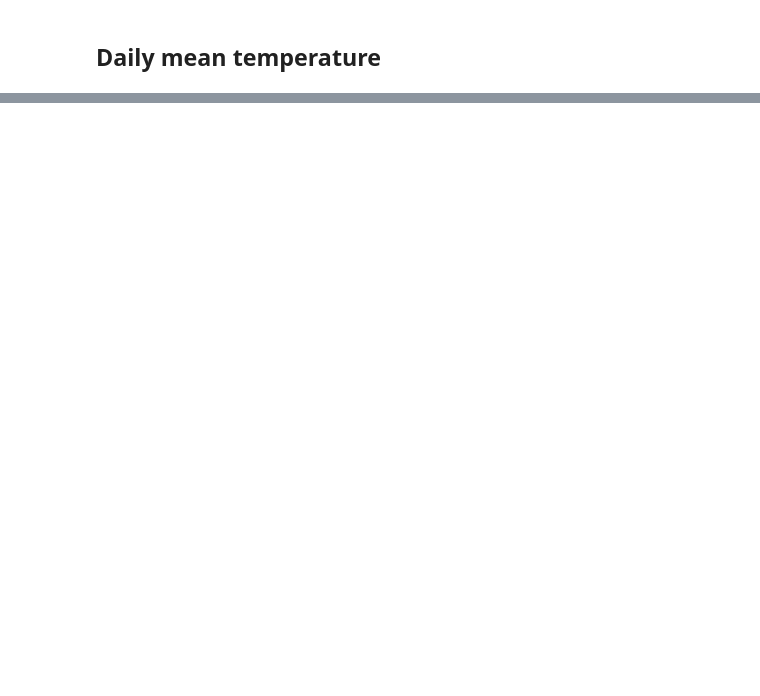
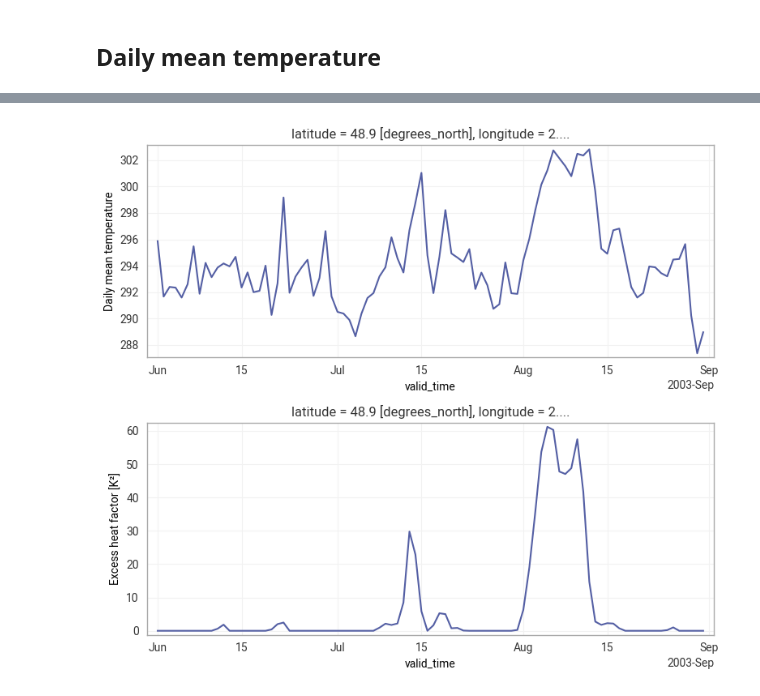
Before and after one commit to ecmwf/earthkit-meteo, a Jupyter notebook: docs/examples/excess_heat_factor.ipynb, the cells around one changed output, grey strips where cells are left out. Cells and saved outputs as stored; diff of their text form; code cells hidden in the pictures; blank space fills up the shorter version.

```diff
--- a/docs/examples/excess_heat_factor.ipynb
+++ b/docs/examples/excess_heat_factor.ipynb
@@ -110,0 +99,11 @@ fig.tight_layout()
+# %%
+summer2003 = {"valid_time": slice("2003-06", "2003-08")}
+# %%
+fig, axs = plt.subplots(2, 1)
+
+dmt.sel(summer2003).plot(ax=axs[0])
+exhf.sel(summer2003).plot(ax=axs[1])
+
+fig.tight_layout()
+# %% [output]
+[figure, added]
```
Also changed, not shown: parts of 20 cells of this notebook, 1 other file.
